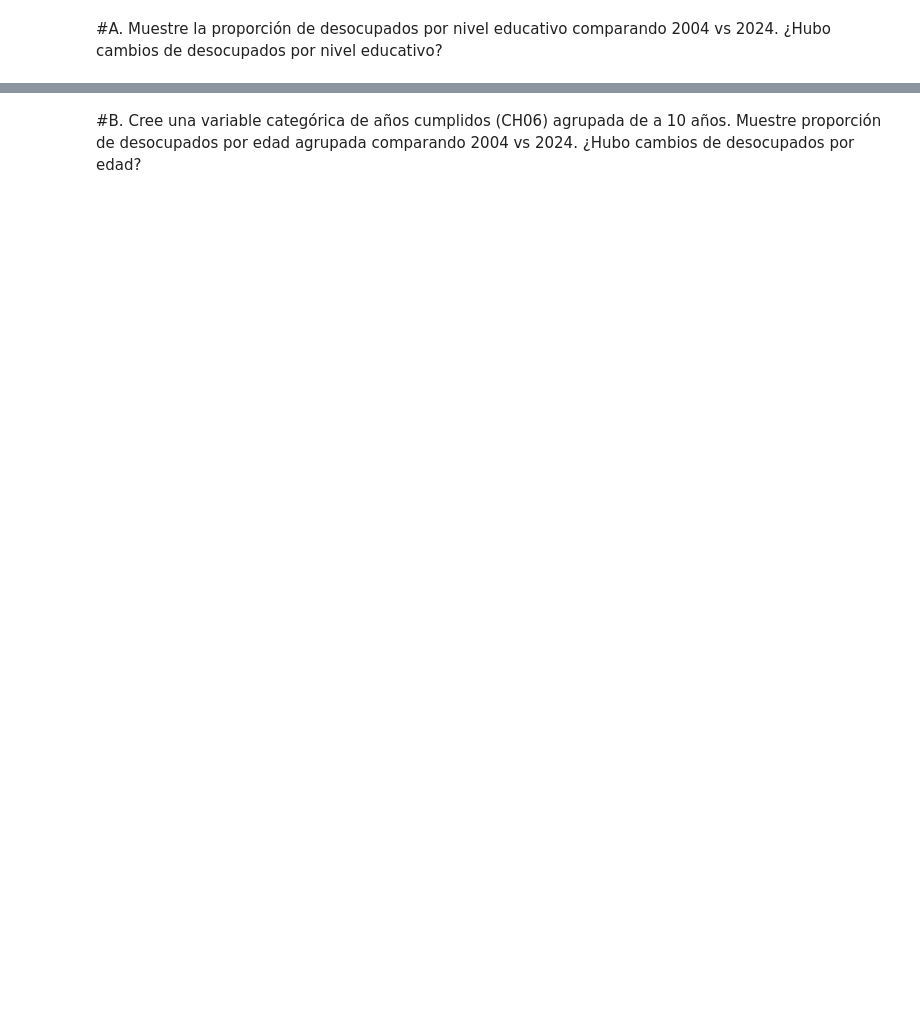
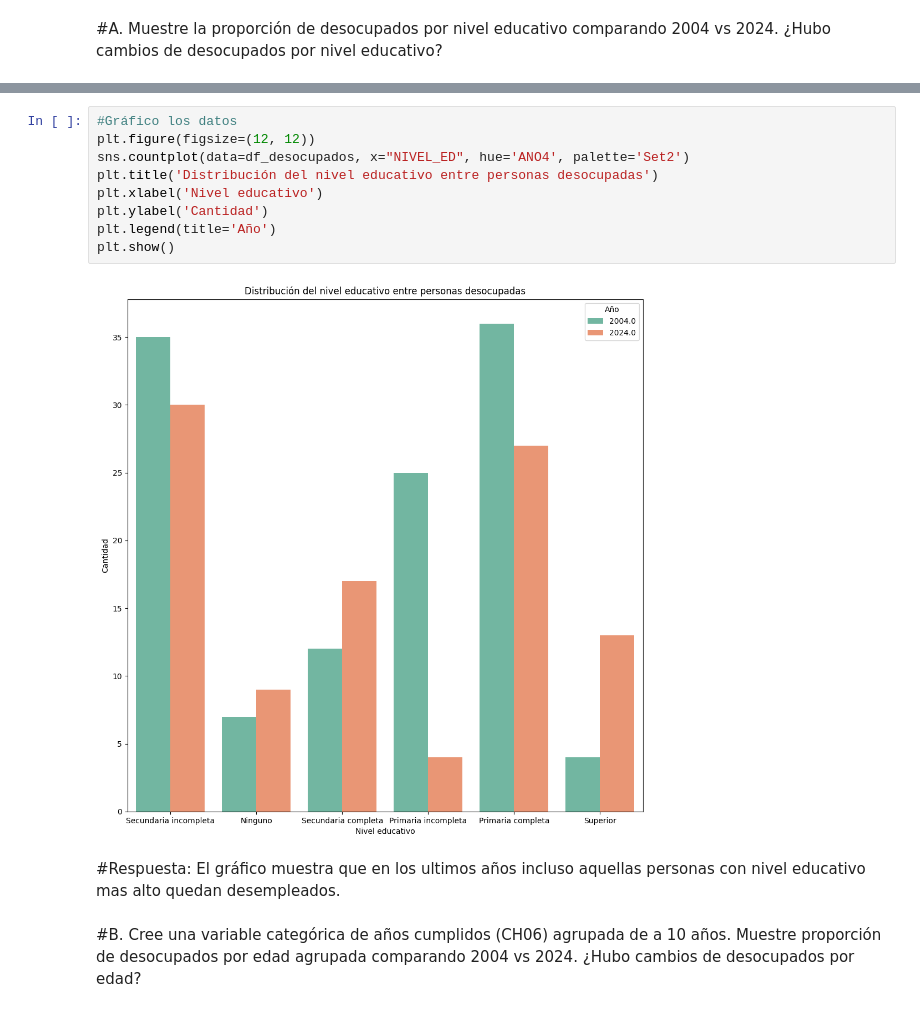
Before and after one commit to RoccoGabrielPimenta/BigDataUBA-Grupo22, a Jupyter notebook: TP 2/Big_Data_TP2_Grupo22.ipynb, the cells around one changed output, grey strips where cells are left out. Saved outputs shown, nothing was run; the diff lists cells and outputs as text; blank space fills up the shorter version.

```diff
--- a/TP 2/Big_Data_TP2_Grupo22.ipynb
+++ b/TP 2/Big_Data_TP2_Grupo22.ipynb
@@ -429,3 +557,17 @@ nivel educativo?
+# %%
+#Gráfico los datos
+plt.figure(figsize=(12, 12))
+sns.countplot(data=df_desocupados, x="NIVEL_ED", hue='ANO4', palette='Set2')
+plt.title('Distribución del nivel educativo entre personas desocupadas')
+plt.xlabel('Nivel educativo')
+plt.ylabel('Cantidad')
+plt.legend(title='Año')
+plt.show()
+# %% [output]
+[figure, added]
+# %% [markdown]
+#Respuesta:
+El gráfico muestra que en los ultimos años incluso aquellas personas con nivel educativo mas alto quedan desempleados.
 # %% [markdown]
 #B.
 Cree una variable categórica de años cumplidos (CH06)
```
Also changed, not shown: parts of 25 cells of this notebook, 2 other files.
